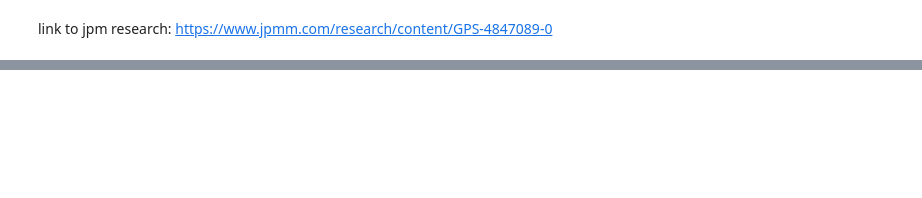
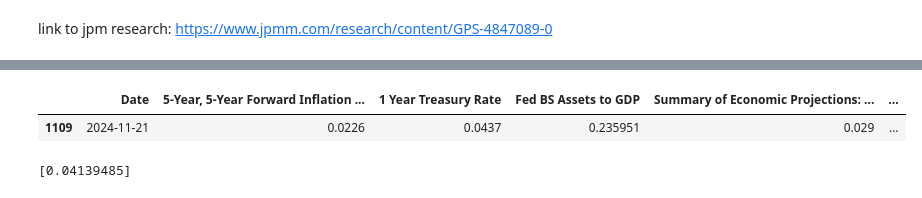
Before and after one commit to MeederDCS/Meeder1, a Jupyter notebook: JPM Ten Year Rate Regression Model.ipynb, the cells around one changed output, grey strips where cells are left out. Cells and saved outputs as stored; diff of their text form; code cells hidden in the pictures; blank space fills up the shorter version.

```diff
--- a/JPM Ten Year Rate Regression Model.ipynb
+++ b/JPM Ten Year Rate Regression Model.ipynb
@@ -78,0 +79,12 @@ Current Value: 0.0032
+# %%
+df.tail(1)
+# %% [output]
+|  | Date | 5-Year, 5-Year Forward Inflation ... | 1 Year Treasury Rate | Fed BS Assets to GDP | Summary of Economic Projections: ... | ... |
+| 1109 | 2024-11-21 | 0.0226 | 0.0437 | 0.235951 | 0.029 | ... |
+# %%
+# make predictions with alternative values
+X2 = X.tail(1).copy()
+X2.loc[X2.index[0],'Summary of Economic Projections: Federal Funds Rate'] = .035
+print(model.predict(X2))
+# %% [output]
+[0.04139485]
```
Also changed, not shown: parts of 1 cell of this notebook, 1 other file.
